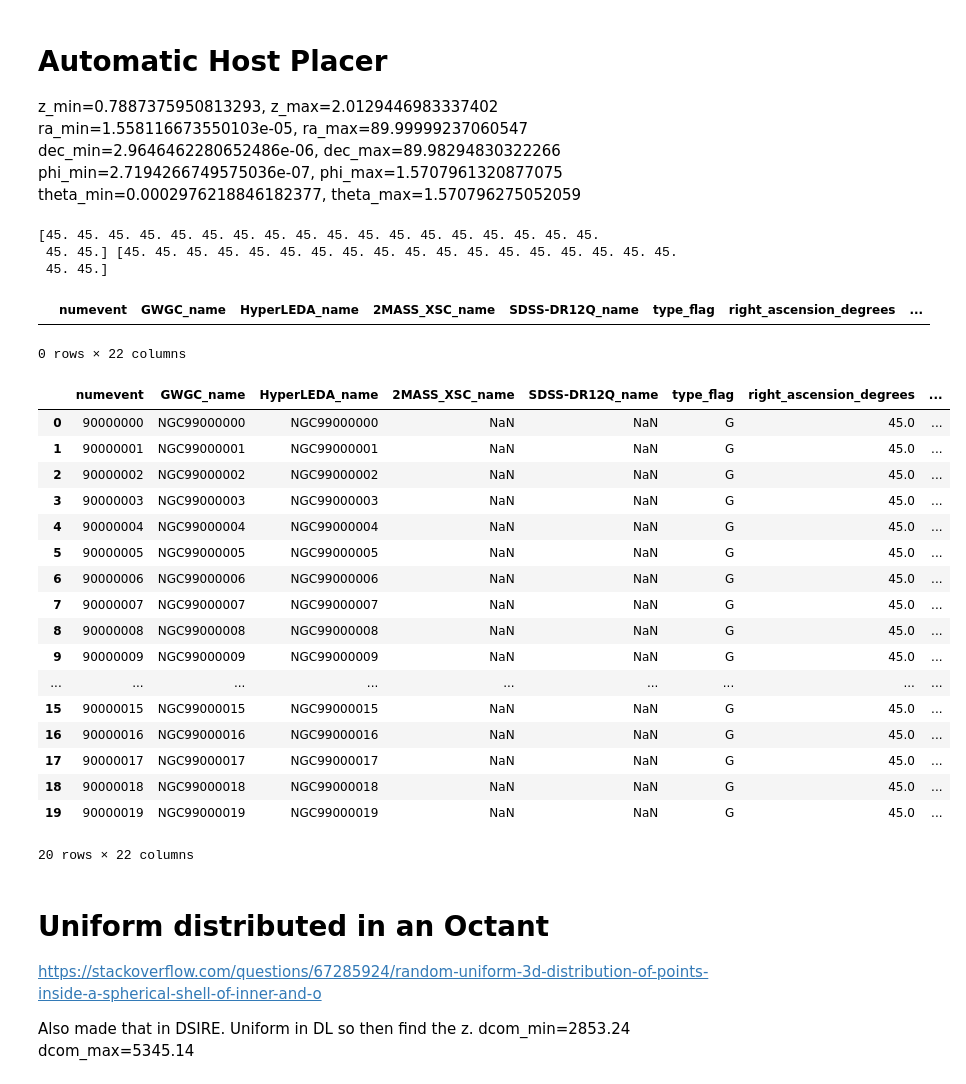
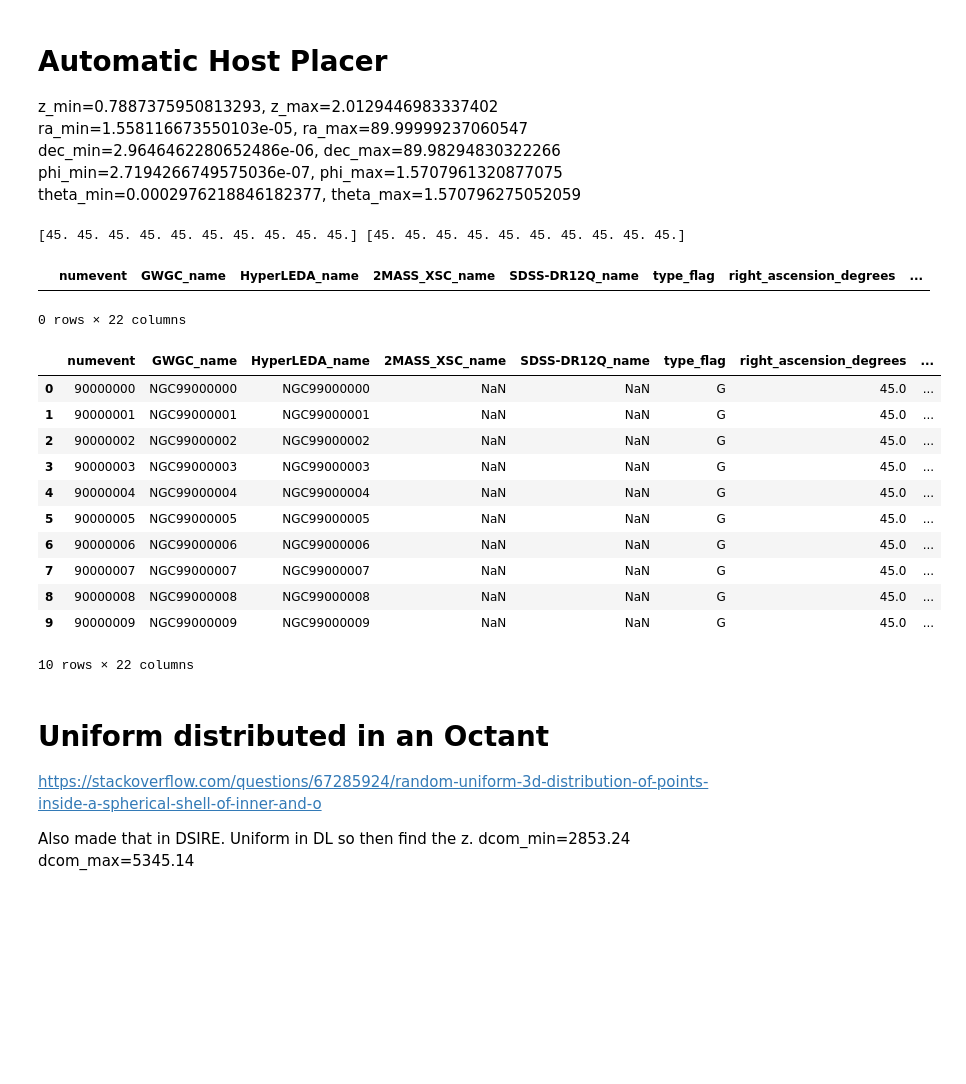
Before and after one commit to RCianca/DarkSirensStat, a Jupyter notebook: ProxyGenerator/GLADE-inator.ipynb, the cells around one changed output. Drawn from its saved outputs; the diff is of its cells as text; code cells hidden in the pictures; blank space fills up the shorter version.

```diff
--- a/ProxyGenerator/GLADE-inator.ipynb
+++ b/ProxyGenerator/GLADE-inator.ipynb
@@ -595,9 +643,7 @@ myglade.head(5)
 # %%
-#GW221005
-offline=2
 for i in range(len(z_line)):
-    mynumevent=int(14091028)
-    myngcup=int(14052269)
+    mynumevent=int(0)
+    myngcup=int(0)
     GWGC_name='NGC'+ str(myngcup)
     HyperLEDA_name=GWGC_name
     MASS_XSC_name='NaN'
@@ -606,26 +652,8 @@ for i in range(len(z_line)):
     ngcup=myngcup+i
     GWGC_name='NGC'+ str(ngcup)
     HyperLEDA_name=GWGC_name
-    ra_fixed=59.9768875192604
-    if offline==1:
-        if i==0:
-            ra_gal=ra_fixed+5
-        elif i==len(z_line)-1:
-            ra_gal=ra_fixed-5
-        else:
-            ra_gal=ra_fixed
-    elif offline==2:
-        if i==0:
-            ra_gal=ra_fixed+10
-        elif i==1:
-            ra_gal=ra_fixed+5
-        elif i==len(z_line)-2:
-            ra_gal=ra_fixed-5
-        elif i==len(z_line)-1:
-            ra_gal=ra_fixed-10
-        else:
-            ra_gal=ra_fixed
-    dec_gal=60.008985691511455
+    ra_gal=45.0
+    dec_gal=45.0
     zz=z_line[i]
     #----------dl----------------------
     dl=cosmofast.luminosity_distance(zz).value
@@ -659,7 +706,7 @@ theta_min=0.0002976218846182377, theta_max=1.570796275052059
 '''Reading the datasheet of the GWs'''
 GW_data_path='/home/rciancarella/DarkSirensStat/data/GW/O3/'
 os.chdir(GW_data_path)
-with open('GW2216xx_datasheet.txt','r') as f:
+with open('GW2218xx_datasheet.txt','r') as f:
     next(f)
     lines=f.readlines()
     GWs_dl=[]
@@ -687,9 +734,7 @@ for j in range(len(GWs_phi)):
     GWs_dec[j] = np.rad2deg(0.5 * np.pi - GWs_theta[j])
 print(GWs_ra,GWs_dec)
 # %% [output]
-[45. 45. 45. 45. 45. 45. 45. 45. 45. 45. 45. 45. 45. 45. 45. 45. 45. 45.
- 45. 45.] [45. 45. 45. 45. 45. 45. 45. 45. 45. 45. 45. 45. 45. 45. 45. 45. 45. 45.
- 45. 45.]
+[45. 45. 45. 45. 45. 45. 45. 45. 45. 45.] [45. 45. 45. 45. 45. 45. 45. 45. 45. 45.]
 # %%
 '''New cat containing only the true hosts'''
 colnames=['numevent','GWGC_name','HyperLEDA_name','2MASS_XSC_name','SDSS-DR12Q_name','type_flag','right_ascension_degrees',
@@ -703,7 +748,7 @@ myglade.head(5)
 |  | numevent | GWGC_name | HyperLEDA_name | 2MASS_XSC_name | SDSS-DR12Q_name | type_flag | right_ascension_degrees | ... |
 0 rows × 22 columns
 # %%
-for i in range(len(GWs_z)):
+for i in range(len(GWs_phi)):
     mynumevent=int(90000000)
     myngcup=int(99000000)
     GWGC_name='NGC'+ str(myngcup)
@@ -717,38 +762,32 @@ for i in range(len(GWs_z)):
     ra_gal=GWs_ra[i]
     dec_gal=GWs_dec[i]
     zz=GWs_z[i]
     #----------dl----------------------
     dl=GWs_dl[i]
     temp_k_lum=np.random.normal(loc=klum_mean,scale=2*klum_std)
     #----------row to append---------------------
     proxy_row={'numevent':numevent,'GWGC_name':GWGC_name,'HyperLEDA_name':HyperLEDA_name,
            '2MASS_XSC_name':MASS_XSC_name,'SDSS-DR12Q_name':'NaN','type_flag':type_flag,
            'right_ascension_degrees':ra_gal,'declination_degrees':dec_gal,'dl':dl,'z':zz,
            'app_B_mag':mean_app_B_mag,'err_app_B_mag':err_app_B_mag,'abs_B_mag':'NaN',
            'app_J_mag':mean_app_J_mag,'err_app_J_mag':err_app_J_mag,
            'app_H_mag':mean_app_H_mag,'err_app_H_mag':err_app_H_mag,
            'app_K_mag':14,'err_app_K_mag':0,
            'lum_dist_flag':3,'pec_vel_correction':0
           }
     myglade=myglade.append(proxy_row,ignore_index=True)
 myglade.tail(len(GWs_z)+10)
 # %% [output]
 |  | numevent | GWGC_name | HyperLEDA_name | 2MASS_XSC_name | SDSS-DR12Q_name | type_flag | right_ascension_degrees | ... |
 | 0 | 90000000 | NGC99000000 | NGC99000000 | NaN | NaN | G | 45.0 | ... |
 | 1 | 90000001 | NGC99000001 | NGC99000001 | NaN | NaN | G | 45.0 | ... |
 | 2 | 90000002 | NGC99000002 | NGC99000002 | NaN | NaN | G | 45.0 | ... |
 | 3 | 90000003 | NGC99000003 | NGC99000003 | NaN | NaN | G | 45.0 | ... |
 | 4 | 90000004 | NGC99000004 | NGC99000004 | NaN | NaN | G | 45.0 | ... |
 | 5 | 90000005 | NGC99000005 | NGC99000005 | NaN | NaN | G | 45.0 | ... |
 | 6 | 90000006 | NGC99000006 | NGC99000006 | NaN | NaN | G | 45.0 | ... |
 | 7 | 90000007 | NGC99000007 | NGC99000007 | NaN | NaN | G | 45.0 | ... |
 | 8 | 90000008 | NGC99000008 | NGC99000008 | NaN | NaN | G | 45.0 | ... |
 | 9 | 90000009 | NGC99000009 | NGC99000009 | NaN | NaN | G | 45.0 | ... |
-| ... | ... | ... | ... | ... | ... | ... | ... | ... |
-| 15 | 90000015 | NGC99000015 | NGC99000015 | NaN | NaN | G | 45.0 | ... |
-| 16 | 90000016 | NGC99000016 | NGC99000016 | NaN | NaN | G | 45.0 | ... |
-| 17 | 90000017 | NGC99000017 | NGC99000017 | NaN | NaN | G | 45.0 | ... |
-| 18 | 90000018 | NGC99000018 | NGC99000018 | NaN | NaN | G | 45.0 | ... |
-| 19 | 90000019 | NGC99000019 | NGC99000019 | NaN | NaN | G | 45.0 | ... |
-20 rows × 22 columns
+10 rows × 22 columns
 # %%
```
Also changed, not shown: parts of 35 cells of this notebook, 6 other files.
